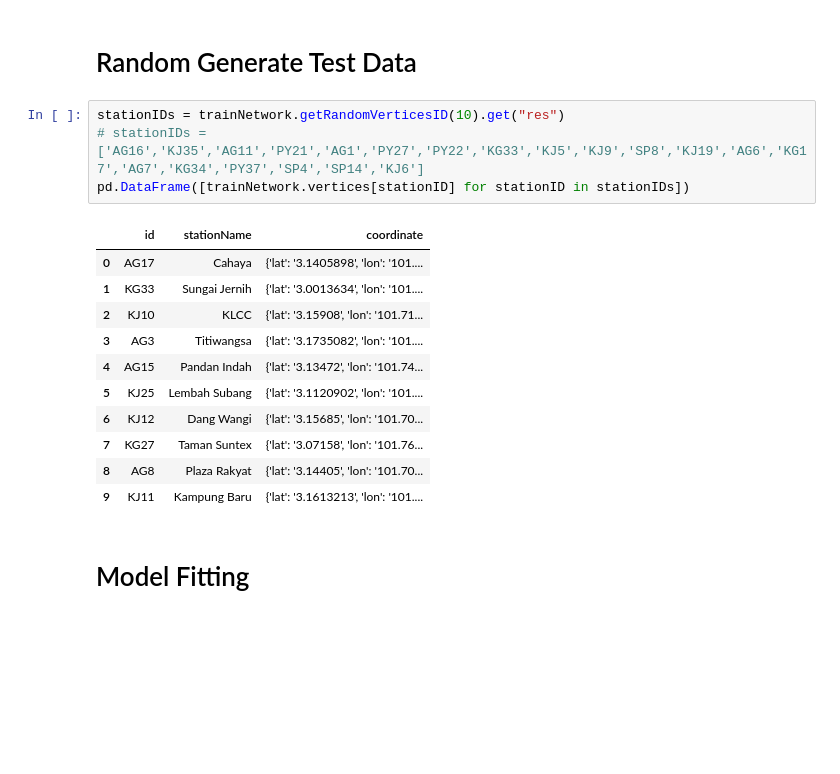
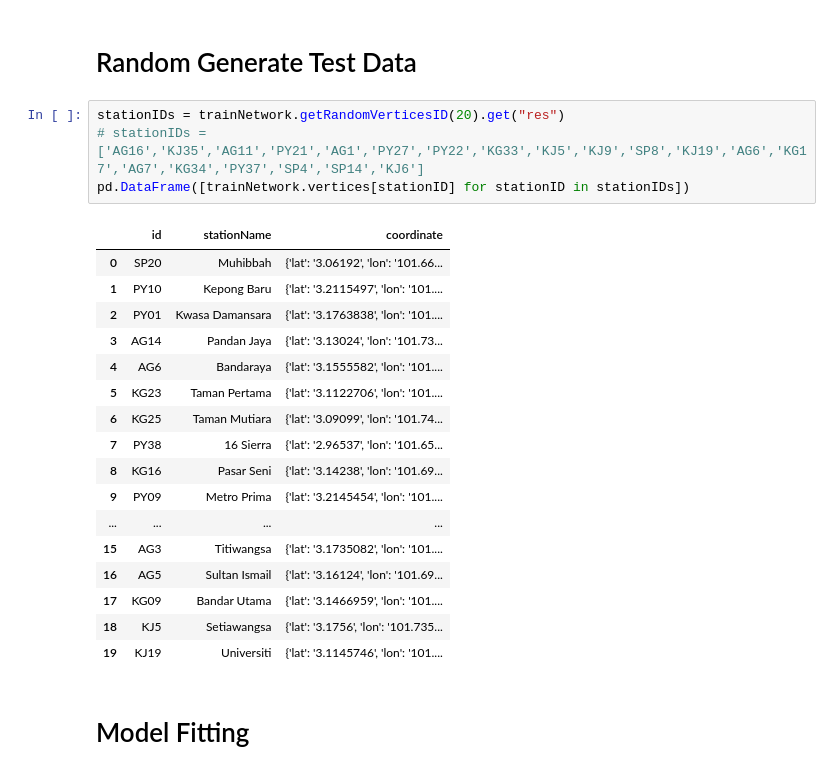
Before and after one commit to devchinyan/TravelingSalesmanProblem, a Jupyter notebook: TravelingSalesman/simulated annealing.ipynb, the cells around one changed output. Saved outputs shown, nothing was run; the diff lists cells and outputs as text; blank space fills up the shorter version.

```diff
--- a/TravelingSalesman/simulated annealing.ipynb
+++ b/TravelingSalesman/simulated annealing.ipynb
@@ -179,21 +179,27 @@ class SimulatedAnnealing:
 # %% [markdown]
 # Random Generate Test Data
 # %%
-stationIDs = trainNetwork.getRandomVerticesID(10).get("res")
+stationIDs = trainNetwork.getRandomVerticesID(20).get("res")
 # stationIDs = ['AG16','KJ35','AG11','PY21','AG1','PY27','PY22','KG33','KJ5','KJ9','SP8','KJ19','AG6','KG17','AG7','KG34','PY37','SP4','SP14','KJ6']
 pd.DataFrame([trainNetwork.vertices[stationID] for stationID in stationIDs])
 # %% [output]
 |  | id | stationName | coordinate |
-| 0 | AG17 | Cahaya | {'lat': '3.1405898', 'lon': '101.... |
-| 1 | KG33 | Sungai Jernih | {'lat': '3.0013634', 'lon': '101.... |
-| 2 | KJ10 | KLCC | {'lat': '3.15908', 'lon': '101.71... |
-| 3 | AG3 | Titiwangsa | {'lat': '3.1735082', 'lon': '101.... |
-| 4 | AG15 | Pandan Indah | {'lat': '3.13472', 'lon': '101.74... |
-| 5 | KJ25 | Lembah Subang | {'lat': '3.1120902', 'lon': '101.... |
-| 6 | KJ12 | Dang Wangi | {'lat': '3.15685', 'lon': '101.70... |
-| 7 | KG27 | Taman Suntex | {'lat': '3.07158', 'lon': '101.76... |
-| 8 | AG8 | Plaza Rakyat | {'lat': '3.14405', 'lon': '101.70... |
-| 9 | KJ11 | Kampung Baru | {'lat': '3.1613213', 'lon': '101.... |
+| 0 | SP20 | Muhibbah | {'lat': '3.06192', 'lon': '101.66... |
+| 1 | PY10 | Kepong Baru | {'lat': '3.2115497', 'lon': '101.... |
+| 2 | PY01 | Kwasa Damansara | {'lat': '3.1763838', 'lon': '101.... |
+| 3 | AG14 | Pandan Jaya | {'lat': '3.13024', 'lon': '101.73... |
+| 4 | AG6 | Bandaraya | {'lat': '3.1555582', 'lon': '101.... |
+| 5 | KG23 | Taman Pertama | {'lat': '3.1122706', 'lon': '101.... |
+| 6 | KG25 | Taman Mutiara | {'lat': '3.09099', 'lon': '101.74... |
+| 7 | PY38 | 16 Sierra | {'lat': '2.96537', 'lon': '101.65... |
+| 8 | KG16 | Pasar Seni | {'lat': '3.14238', 'lon': '101.69... |
+| 9 | PY09 | Metro Prima | {'lat': '3.2145454', 'lon': '101.... |
+| ... | ... | ... | ... |
+| 15 | AG3 | Titiwangsa | {'lat': '3.1735082', 'lon': '101.... |
+| 16 | AG5 | Sultan Ismail | {'lat': '3.16124', 'lon': '101.69... |
+| 17 | KG09 | Bandar Utama | {'lat': '3.1466959', 'lon': '101.... |
+| 18 | KJ5 | Setiawangsa | {'lat': '3.1756', 'lon': '101.735... |
+| 19 | KJ19 | Universiti | {'lat': '3.1145746', 'lon': '101.... |
 # %% [markdown]
 # Model Fitting
 # %%
```
Also changed, not shown: parts of 3 cells of this notebook, 5 other files.
